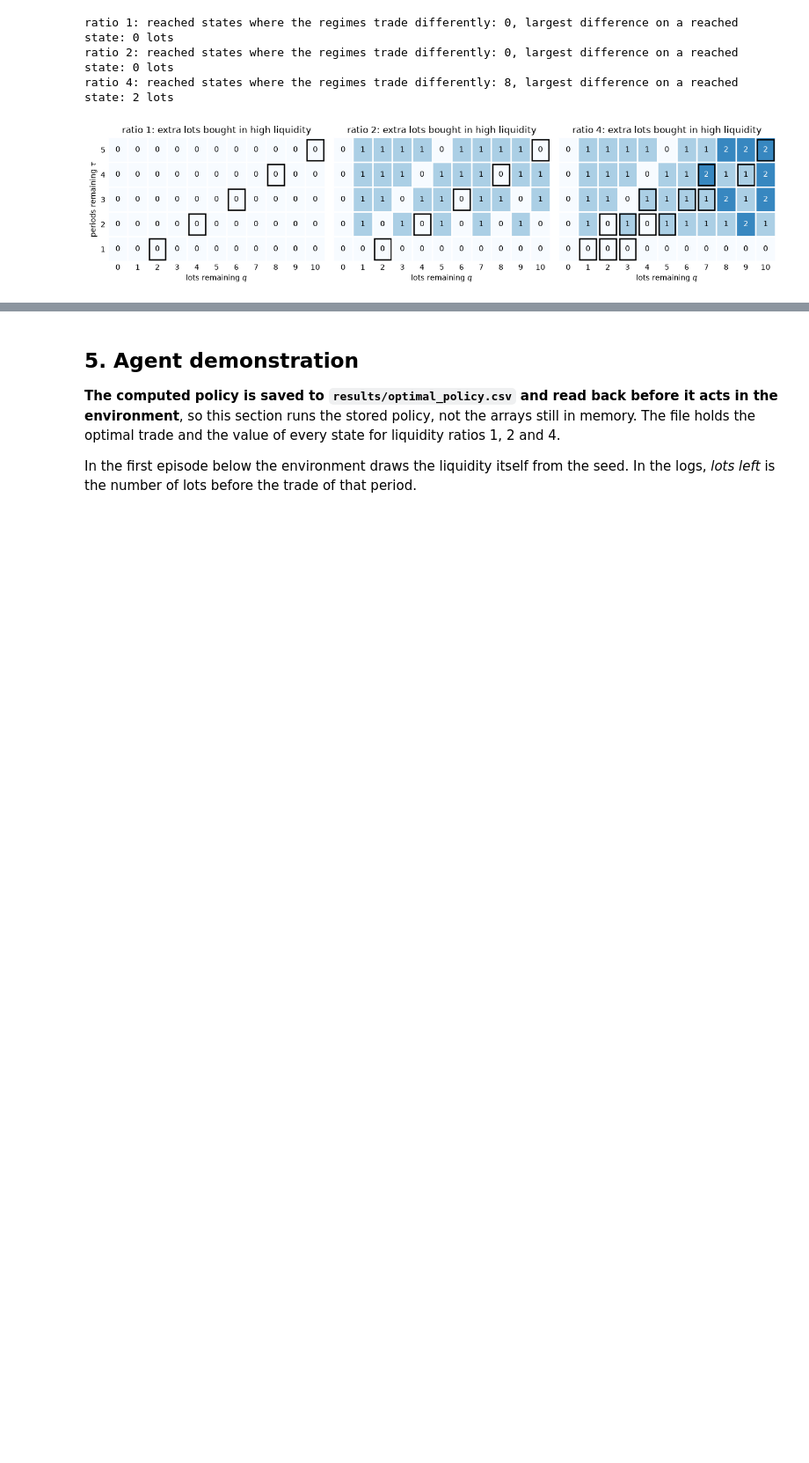
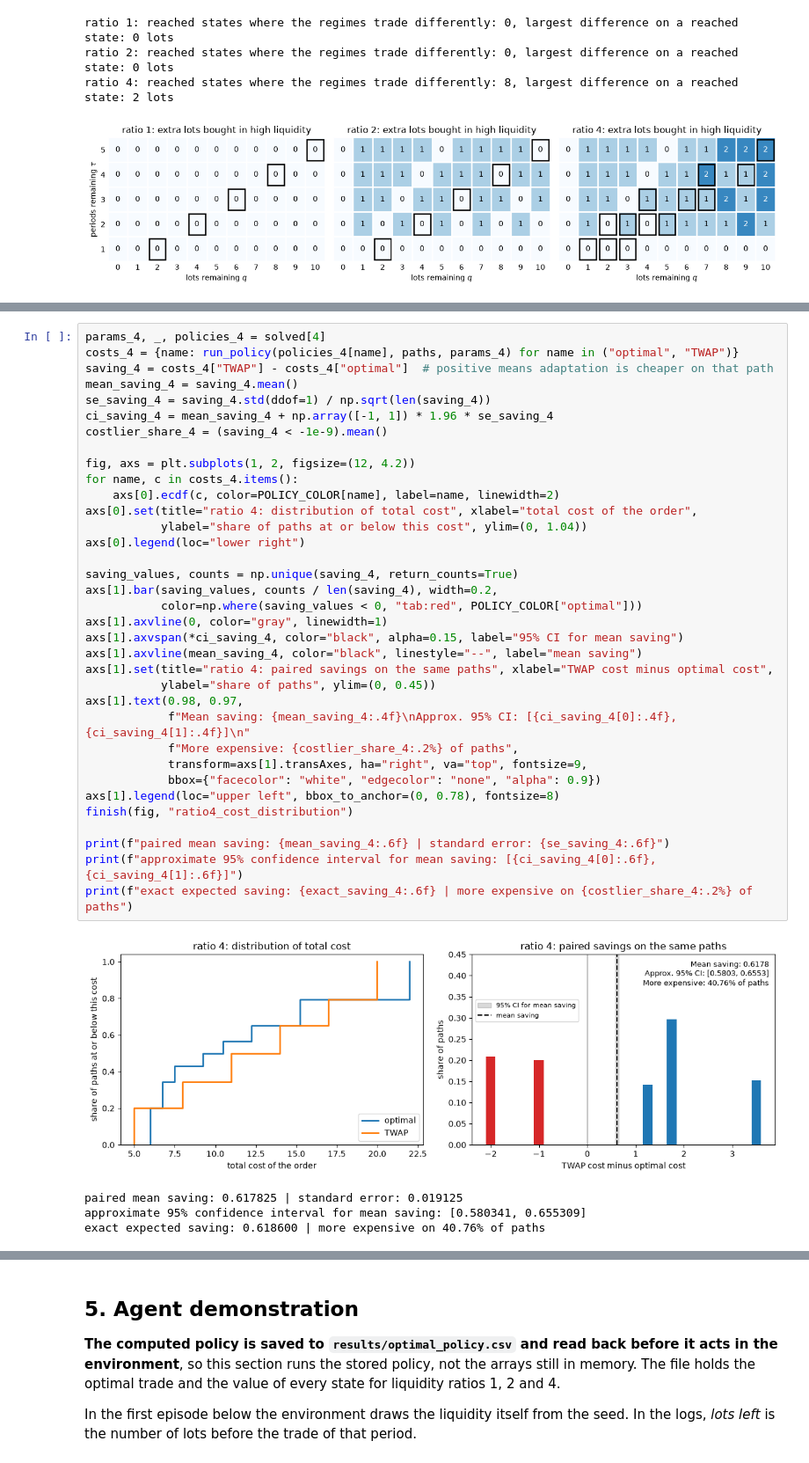
Before and after one commit to ahmedas91/rl-optimal-trade-execution, a Jupyter notebook: optimal_trade_execution.ipynb, the cells around one changed output, grey strips where cells are left out. Shown at 88% size. Cells and saved outputs as stored; diff of their text form; blank space fills up the shorter version.

```diff
--- a/optimal_trade_execution.ipynb
+++ b/optimal_trade_execution.ipynb
@@ -726,0 +706,40 @@ ratio 4: reached states where the regimes trade differently: 8, largest differen
+# %%
+params_4, _, policies_4 = solved[4]
+costs_4 = {name: run_policy(policies_4[name], paths, params_4) for name in ("optimal", "TWAP")}
+saving_4 = costs_4["TWAP"] - costs_4["optimal"]  # positive means adaptation is cheaper on that path
+mean_saving_4 = saving_4.mean()
+se_saving_4 = saving_4.std(ddof=1) / np.sqrt(len(saving_4))
+ci_saving_4 = mean_saving_4 + np.array([-1, 1]) * 1.96 * se_saving_4
+costlier_share_4 = (saving_4 < -1e-9).mean()
+
+fig, axs = plt.subplots(1, 2, figsize=(12, 4.2))
+for name, c in costs_4.items():
+    axs[0].ecdf(c, color=POLICY_COLOR[name], label=name, linewidth=2)
+axs[0].set(title="ratio 4: distribution of total cost", xlabel="total cost of the order",
+           ylabel="share of paths at or below this cost", ylim=(0, 1.04))
+axs[0].legend(loc="lower right")
+
+saving_values, counts = np.unique(saving_4, return_counts=True)
+axs[1].bar(saving_values, counts / len(saving_4), width=0.2,
+           color=np.where(saving_values < 0, "tab:red", POLICY_COLOR["optimal"]))
+axs[1].axvline(0, color="gray", linewidth=1)
+axs[1].axvspan(*ci_saving_4, color="black", alpha=0.15, label="95% CI for mean saving")
+axs[1].axvline(mean_saving_4, color="black", linestyle="--", label="mean saving")
+axs[1].set(title="ratio 4: paired savings on the same paths", xlabel="TWAP cost minus optimal cost",
+           ylabel="share of paths", ylim=(0, 0.45))
+axs[1].text(0.98, 0.97,
+            f"Mean saving: {mean_saving_4:.4f}\nApprox. 95% CI: [{ci_saving_4[0]:.4f}, {ci_saving_4[1]:.4f}]\n"
+            f"More expensive: {costlier_share_4:.2%} of paths",
+            transform=axs[1].transAxes, ha="right", va="top", fontsize=9,
+            bbox={"facecolor": "white", "edgecolor": "none", "alpha": 0.9})
+axs[1].legend(loc="upper left", bbox_to_anchor=(0, 0.78), fontsize=8)
+finish(fig, "ratio4_cost_distribution")
+
+print(f"paired mean saving: {mean_saving_4:.6f} | standard error: {se_saving_4:.6f}")
+print(f"approximate 95% confidence interval for mean saving: [{ci_saving_4[0]:.6f}, {ci_saving_4[1]:.6f}]")
+print(f"exact expected saving: {exact_saving_4:.6f} | more expensive on {costlier_share_4:.2%} of paths")
+# %% [output]
+[figure, added]
+paired mean saving: 0.617825 | standard error: 0.019125
+approximate 95% confidence interval for mean saving: [0.580341, 0.655309]
+exact expected saving: 0.618600 | more expensive on 40.76% of paths
```
Also changed, not shown: parts of 21 cells of this notebook, 1 other file.
